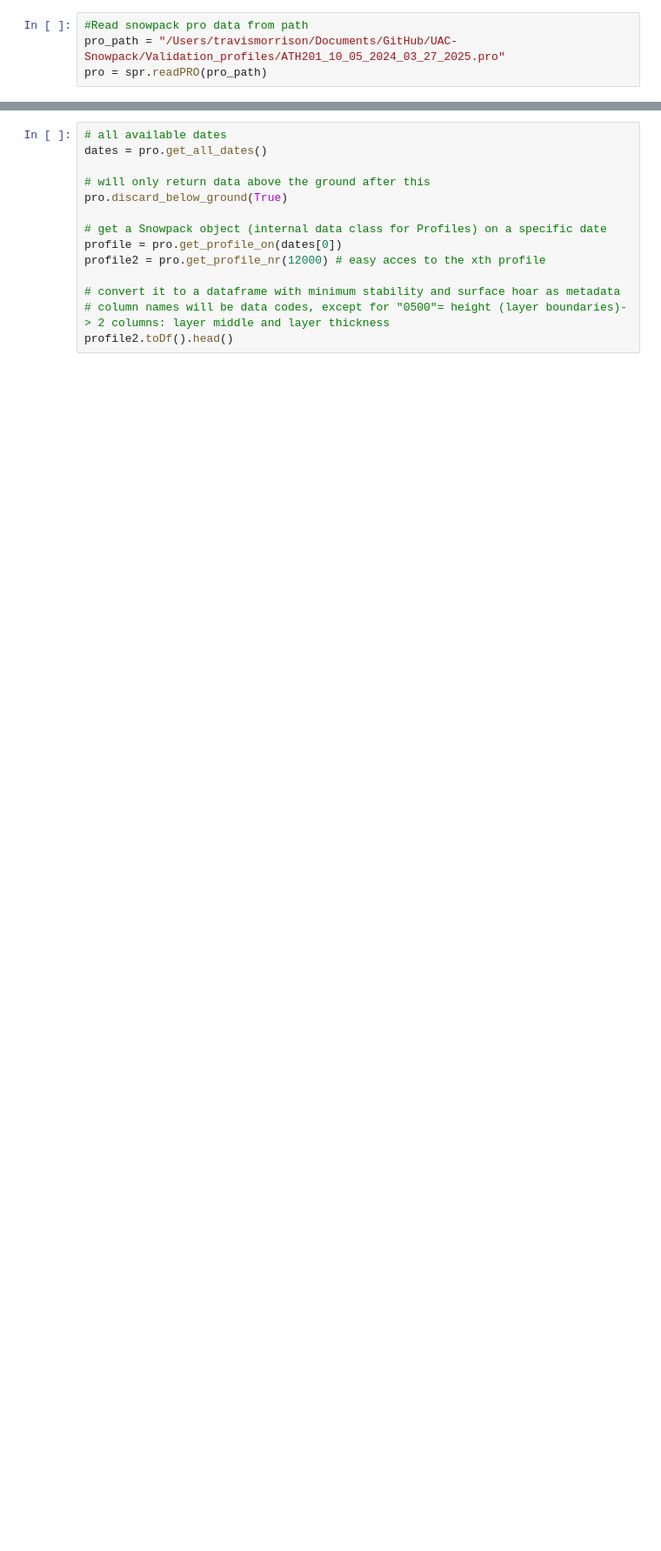
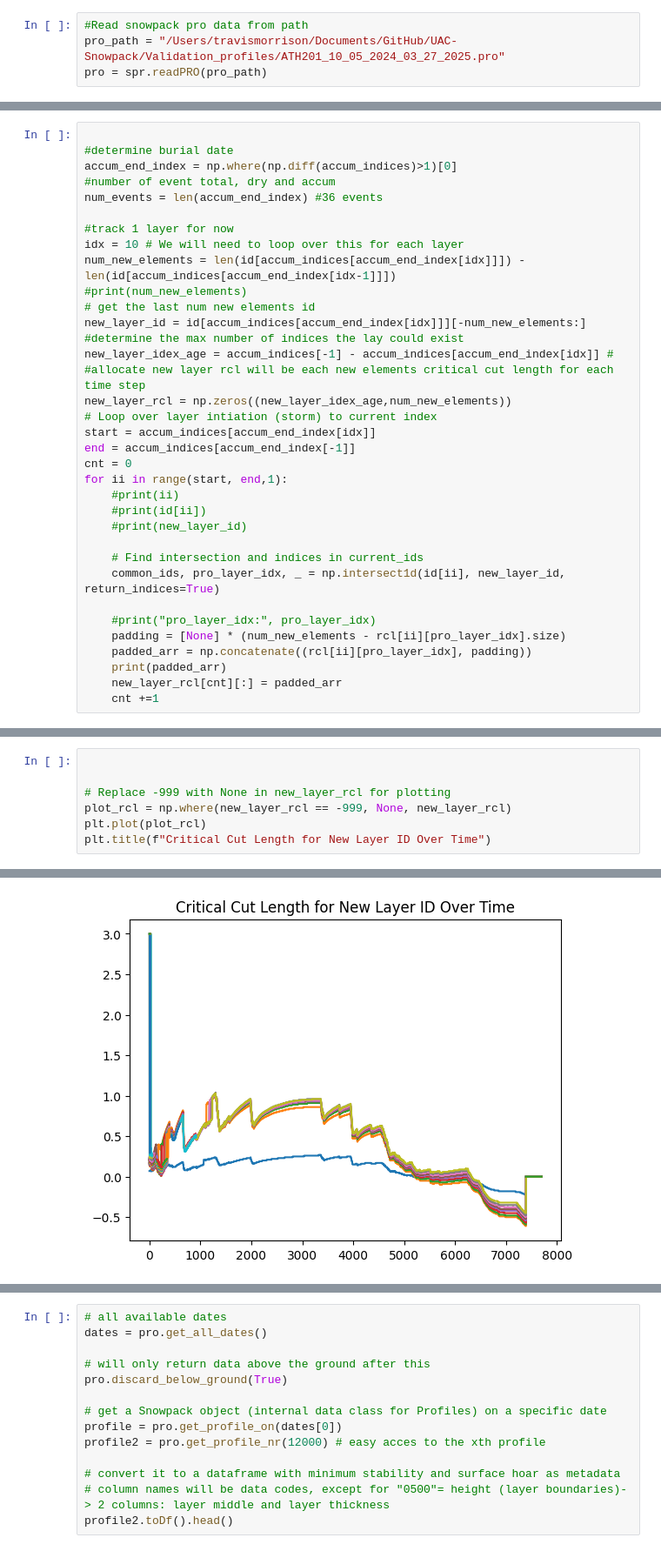
Before and after one commit to tjmorrison/UAC-Snowpack, a Jupyter notebook: Layer_tracking/pro_parser.ipynb, the cells around one changed output, grey strips where cells are left out. Shown at 87% size. Saved outputs shown, nothing was run; the diff lists cells and outputs as text; blank space fills up the shorter version.

Commit message:
Added flos code
Also have prelim pro parser code has initial algo for tracking critical cut legnth for a new snow layer

```diff
--- a/Layer_tracking/pro_parser.ipynb
+++ b/Layer_tracking/pro_parser.ipynb
@@ -9,0 +80,35 @@ pro = spr.readPRO(pro_path)
+# %%
+
+#determine burial date
+accum_end_index = np.where(np.diff(accum_indices)>1)[0]
+#number of event total, dry and accum
+num_events = len(accum_end_index) #36 events
+
+#track 1 layer for now
+idx = 10 # We will need to loop over this for each layer
+num_new_elements = len(id[accum_indices[accum_end_index[idx]]]) - len(id[accum_indices[accum_end_index[idx-1]]])
+#print(num_new_elements)
+# get the last num new elements id
+new_layer_id = id[accum_indices[accum_end_index[idx]]][-num_new_elements:]
+#determine the max number of indices the lay could exist
+new_layer_idex_age = accum_indices[-1] - accum_indices[accum_end_index[idx]] #
+#allocate new layer rcl will be each new elements critical cut length for each time step
+new_layer_rcl = np.zeros((new_layer_idex_age,num_new_elements))
+# Loop over layer intiation (storm) to current index
+start = accum_indices[accum_end_index[idx]]
+end = accum_indices[accum_end_index[-1]]
+cnt = 0
+for ii in range(start, end,1):
+    #print(ii)
+    #print(id[ii])
+    #print(new_layer_id)
+
+    # Find intersection and indices in current_ids
+    common_ids, pro_layer_idx, _ = np.intersect1d(id[ii], new_layer_id, return_indices=True)
+
+    #print("pro_layer_idx:", pro_layer_idx)
+    padding = [None] * (num_new_elements - rcl[ii][pro_layer_idx].size)
+    padded_arr = np.concatenate((rcl[ii][pro_layer_idx], padding))
+    print(padded_arr)
+    new_layer_rcl[cnt][:] = padded_arr
+    cnt +=1
@@ -9,0 +133,8 @@ pro = spr.readPRO(pro_path)
+# %%
+
+
+# Replace -999 with None in new_layer_rcl for plotting
+plot_rcl = np.where(new_layer_rcl == -999, None, new_layer_rcl)
+plt.plot(plot_rcl)
+plt.title(f"Critical Cut Length for New Layer ID Over Time")
+# %% [output]
@@ -9,0 +142 @@ pro = spr.readPRO(pro_path)
+[figure, added]
```
Also changed, not shown: parts of 14 cells of this notebook, 38 other files.
